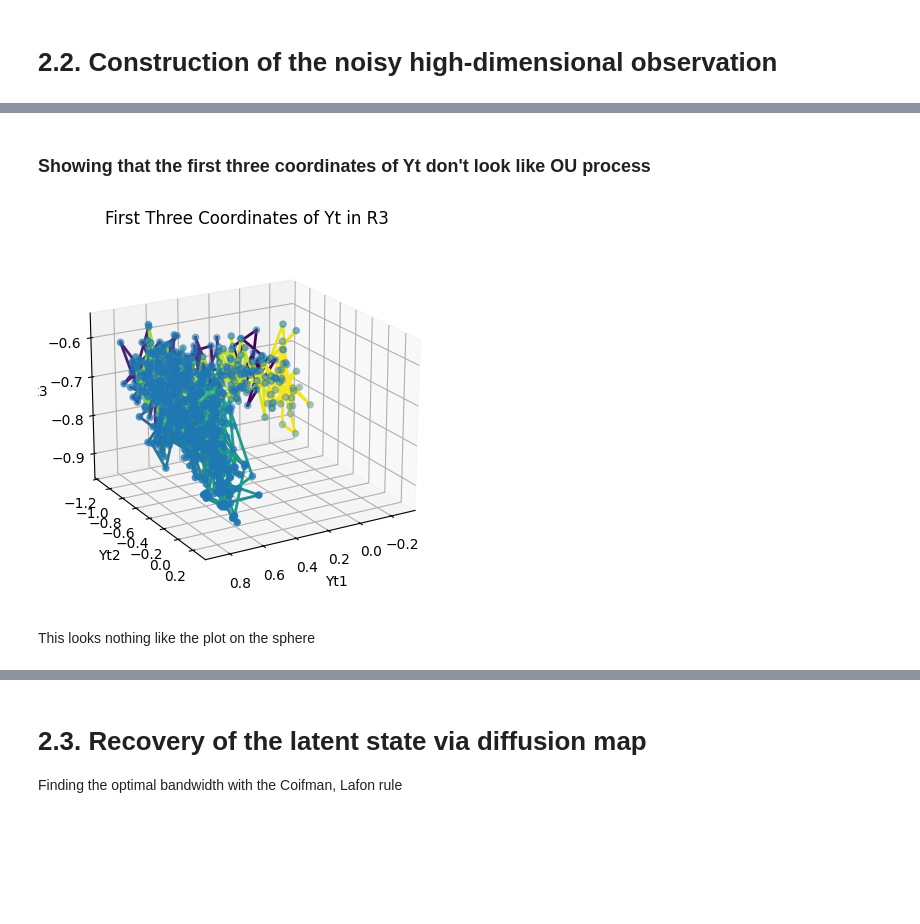
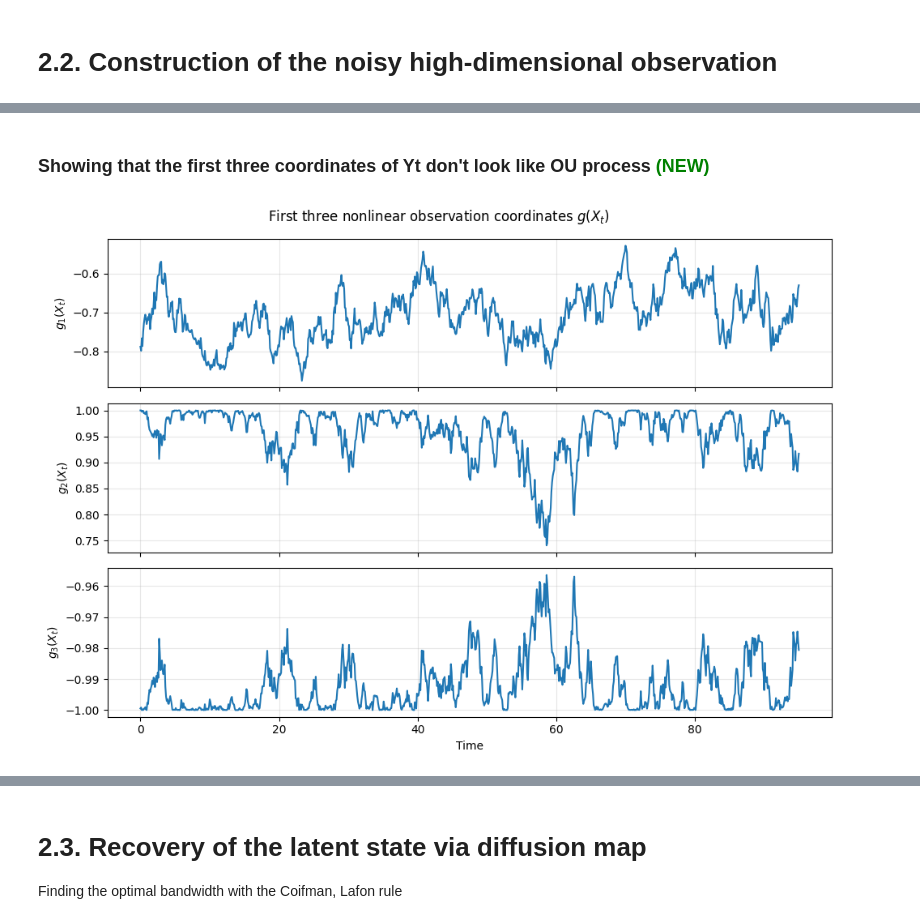
Before and after one commit to adamfowliee/JDKF_Starter, a Jupyter notebook: InitialTasks/LatentEstimation.ipynb, the cells around one changed output, grey strips where cells are left out. Saved outputs shown, nothing was run; the diff lists cells and outputs as text; code cells hidden in the pictures; blank space fills up the shorter version.

```diff
--- a/InitialTasks/LatentEstimation.ipynb
+++ b/InitialTasks/LatentEstimation.ipynb
@@ -109,32 +210,44 @@ yt = embed_with_noise(X, D=50, sigma_eta=0.05)
+# %%
+# robustness grid
+sigma_etas = [0, 0.05, 0.1, 0.2]
+Ds = [50, 100]
+
+# Timesteps
+N = X_geom.shape[0]
+
+# Draw feature map once
+W, b = draw_feature_map(input_dim=3, D=Ds[1], seed=feature_seed)
+
+# Draw one standard-normal noise matrix once
+rng_noise = np.random.default_rng(noise_seed)
+eta = rng_noise.normal(0.0, 1.0, size=(N,Ds[1]))
+# %%
+# Reuse same noise_base for all noise levels
+obs_dict_00 = embed_with_noise(X_geom, W, b, Ds[0], eta, sigma_etas[0])
+obs_dict_10 = embed_with_noise(X_geom, W, b, Ds[0], eta, sigma_etas[1])
+obs_dict_20 = embed_with_noise(X_geom, W, b, Ds[0], eta, sigma_etas[2])
+obs_dict_30 = embed_with_noise(X_geom, W, b, Ds[0], eta, sigma_etas[3])
+
+obs_dict_01 = embed_with_noise(X_geom, W, b, Ds[1], eta, sigma_etas[0])
+obs_dict_11 = embed_with_noise(X_geom, W, b, Ds[1], eta, sigma_etas[1])
+obs_dict_21 = embed_with_noise(X_geom, W, b, Ds[1], eta, sigma_etas[2])
+obs_dict_31 = embed_with_noise(X_geom, W, b, Ds[1], eta, sigma_etas[3])
 # %% [markdown]
-### Showing that the first three coordinates of Yt don't look like OU process
+### Showing that the first three coordinates of Yt don't look like OU process <span style="color:green">(NEW)
-# %%
-# Getting first three coordinates
-yt_cropped = yt[:,:3]
-
-
-fig = plt.figure()
-ax = fig.add_subplot(111, projection='3d')
-pts = np.column_stack((yt_cropped[:, 0], yt_cropped[:, 2], yt_cropped[:, 1]))
-cmap = plt.cm.viridis
-norm = plt.Normalize(0, len(pts) - 2)
-
-for i in range(len(pts) - 1):
-    ax.plot(
-        pts[i:i+2, 0],
-        pts[i:i+2, 1],
-        pts[i:i+2, 2],
-        color=cmap(norm(i)),
-        linewidth=2,
-    )
-ax.scatter(yt_cropped[:, 0], yt_cropped[:, 2], yt_cropped[:, 1], s=20)
-ax.set_xlabel('Yt1')
-ax.set_ylabel('Yt2')
-ax.set_zlabel('Yt3')
-ax.set_title('First Three Coordinates of Yt in R3')
-ax.view_init(elev=20, azim=60)
-plt.show()
-# %% [output]
-[figure, removed]
-# %% [markdown]
-This looks nothing like the plot on the sphere
+# %%
+G = obs_dict_00["Gclean"]
+t = np.arange(len(G)) * gap * dt
+
+fig, axes = plt.subplots(3, 1, figsize=(10, 7), sharex=True)
+
+for j in range(3):
+    axes[j].plot(t, G[:, j])
+    axes[j].set_ylabel(rf"$g_{j+1}(X_t)$")
+    axes[j].grid(True, alpha=0.3)
+
+axes[-1].set_xlabel("Time")
+fig.suptitle(r"First three nonlinear observation coordinates $g(X_t)$")
+plt.tight_layout()
+plt.show()
+# %% [output]
+[figure, added]
```
Also changed, not shown: parts of 27 cells of this notebook.
